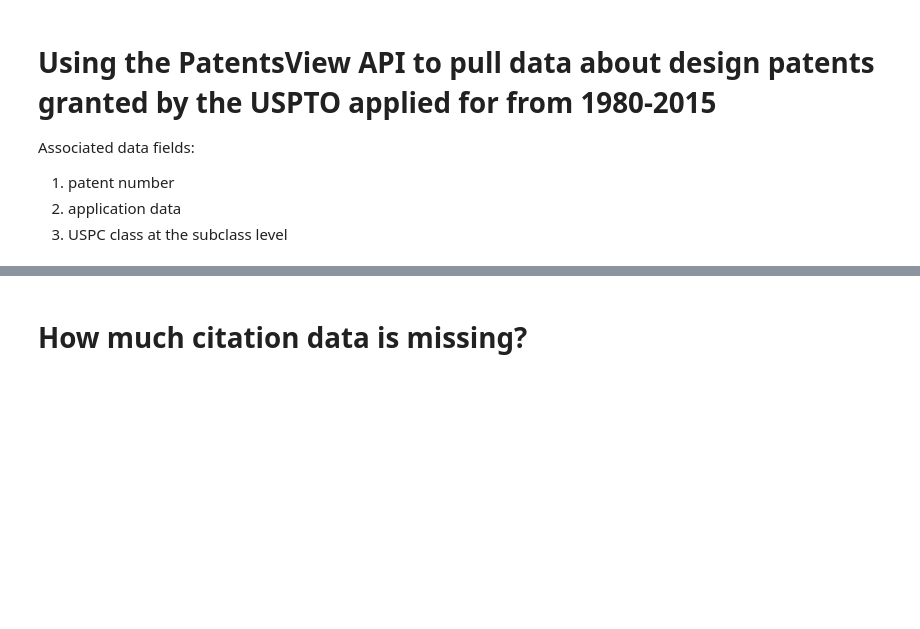
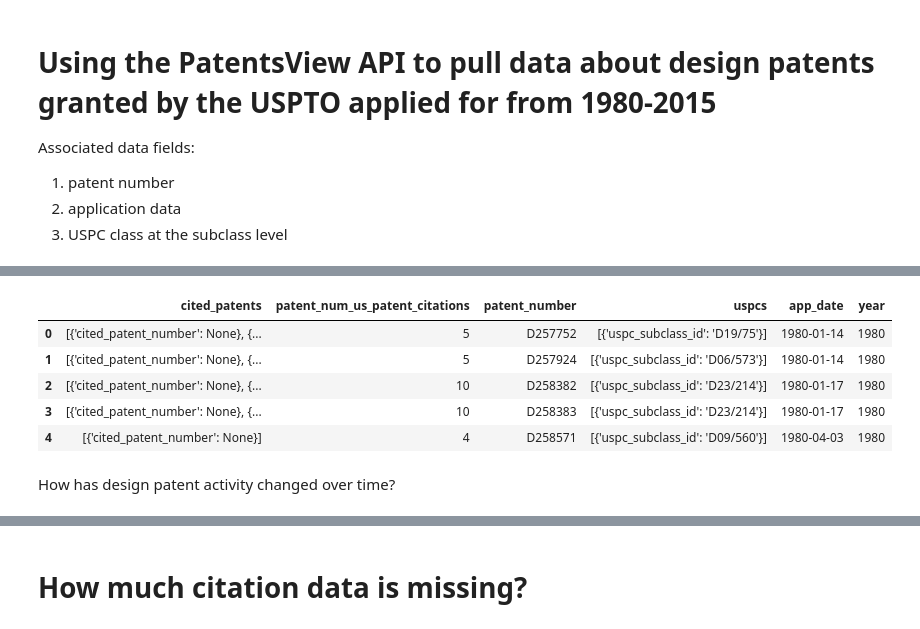
Before and after one commit to TieraLee/patents, a Jupyter notebook: dataPull.ipynb, the cells around one changed output, grey strips where cells are left out. Cells and saved outputs as stored; diff of their text form; code cells hidden in the pictures; blank space fills up the shorter version.

```diff
--- a/dataPull.ipynb
+++ b/dataPull.ipynb
@@ -140,0 +129,11 @@ for year in range(1980,2016):
+# %%
+master_df.head()
+# %% [output]
+|  | cited_patents | patent_num_us_patent_citations | patent_number | uspcs | app_date | year |
+| 0 | [{'cited_patent_number': None}, {... | 5 | D257752 | [{'uspc_subclass_id': 'D19/75'}] | 1980-01-14 | 1980 |
+| 1 | [{'cited_patent_number': None}, {... | 5 | D257924 | [{'uspc_subclass_id': 'D06/573'}] | 1980-01-14 | 1980 |
+| 2 | [{'cited_patent_number': None}, {... | 10 | D258382 | [{'uspc_subclass_id': 'D23/214'}] | 1980-01-17 | 1980 |
+| 3 | [{'cited_patent_number': None}, {... | 10 | D258383 | [{'uspc_subclass_id': 'D23/214'}] | 1980-01-17 | 1980 |
+| 4 | [{'cited_patent_number': None}] | 4 | D258571 | [{'uspc_subclass_id': 'D09/560'}] | 1980-04-03 | 1980 |
+# %% [markdown]
+How has design patent activity changed over time?
```
Also changed, not shown: parts of 40 cells of this notebook, 1 other file.
